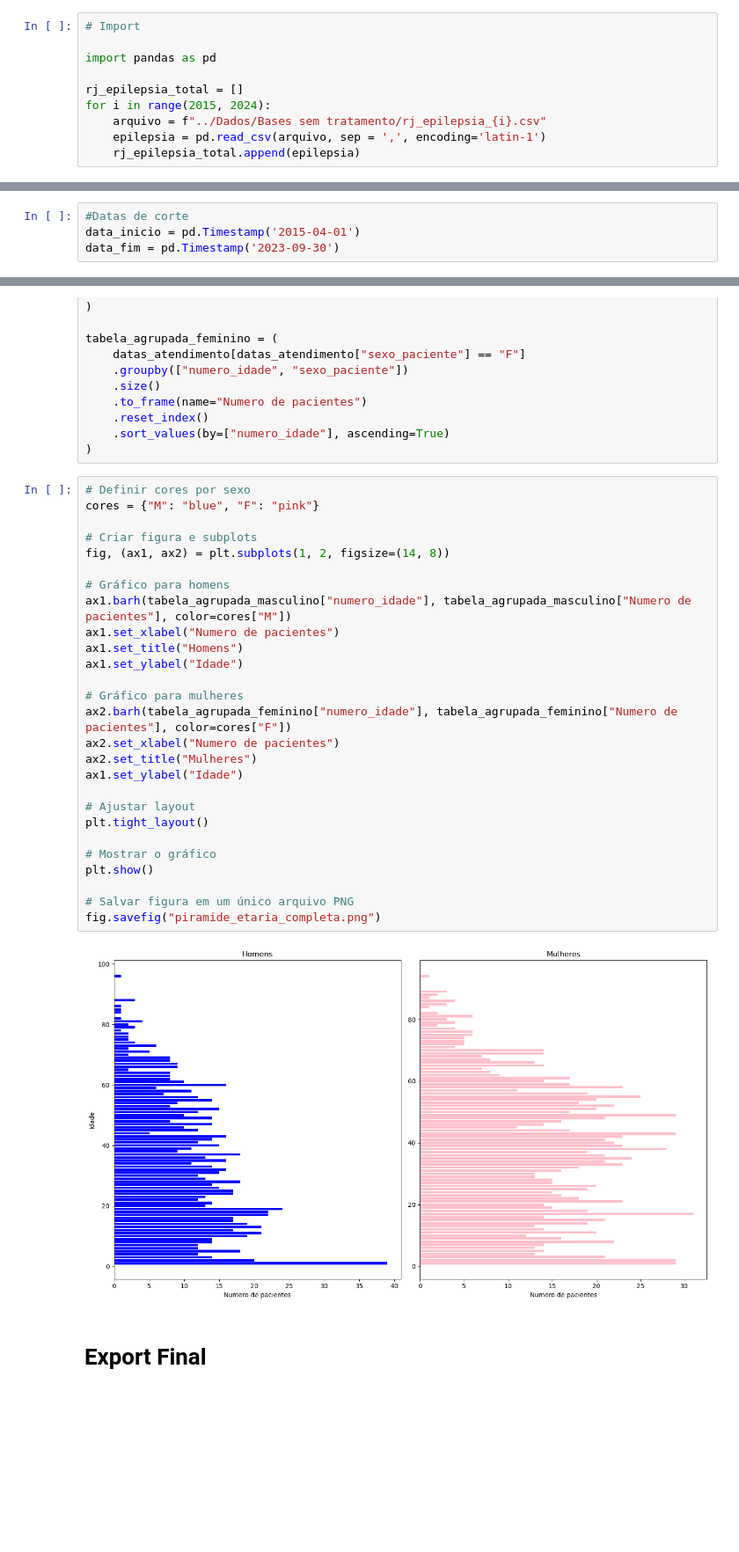
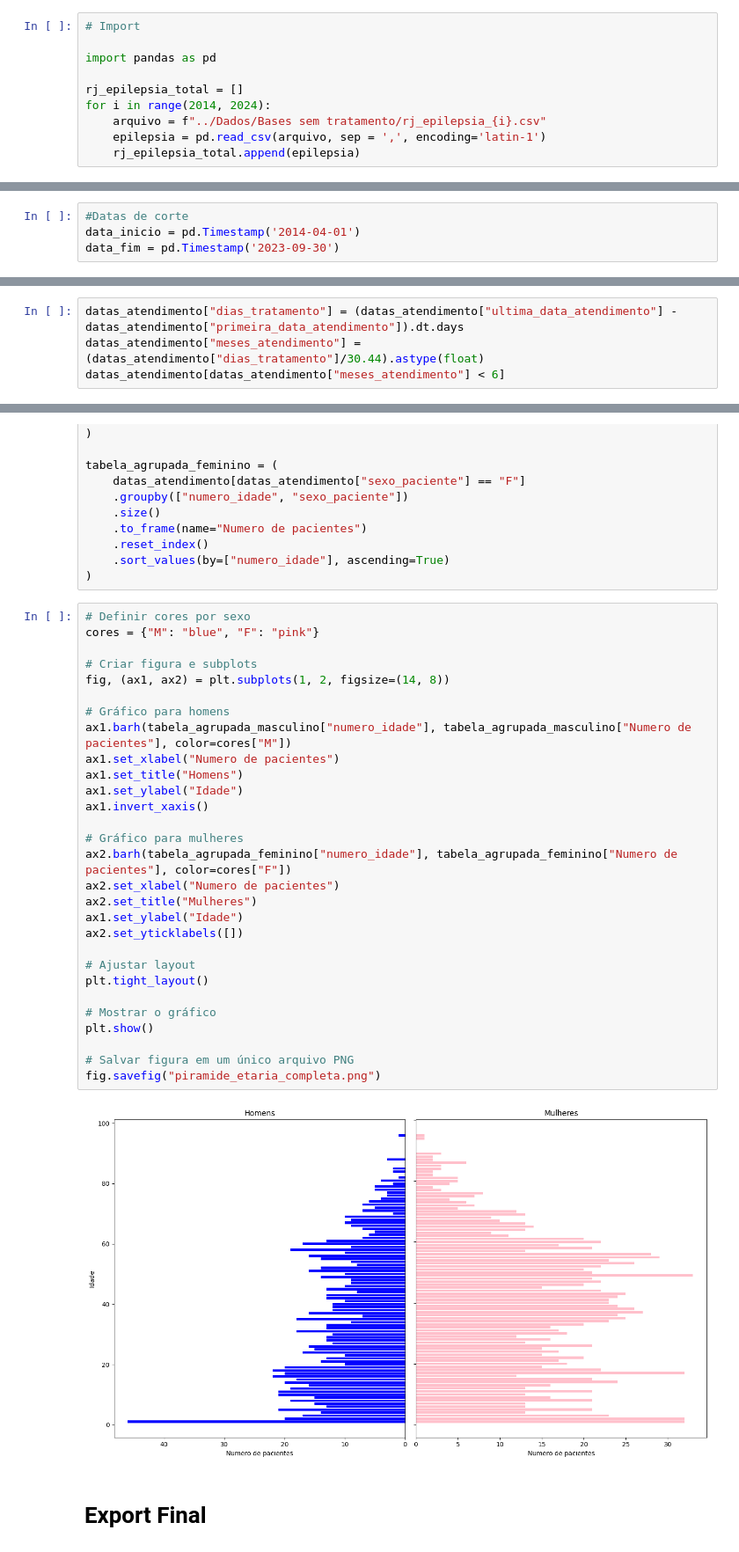
Before and after one commit to TiamatCod3/tcc-canabidiol, a Jupyter notebook: Notebooks/Tratamento_dos_Dados.ipynb, the cells around one changed output, grey strips where cells are left out. Shown at 88% size. Saved outputs shown, nothing was run; the diff lists cells and outputs as text; blank space fills up the shorter version.

```diff
--- a/Notebooks/Tratamento_dos_Dados.ipynb
+++ b/Notebooks/Tratamento_dos_Dados.ipynb
@@ -12,7 +12,7 @@ Para que este notebook funcione corretamente devem ser importadas as bases de da
 import pandas as pd
 
 rj_epilepsia_total = []
-for i in range(2015, 2024):
+for i in range(2014, 2024):
     arquivo = f"../Dados/Bases sem tratamento/rj_epilepsia_{i}.csv"
     epilepsia = pd.read_csv(arquivo, sep = ',', encoding='latin-1')
     rj_epilepsia_total.append(epilepsia)
@@ -408,7 +411,7 @@ rj_epilepsia_total
 # Criterio de exclusao
 # %%
 #Datas de corte
-data_inicio = pd.Timestamp('2015-04-01')
+data_inicio = pd.Timestamp('2014-04-01')
 data_fim = pd.Timestamp('2023-09-30')
 # %%
 #Selecionando os atendimentos que tiveram alguma dispensação antes ou depois do intervalo selecionado
@@ -1077,0 +1103,4 @@ plt.show()
+# %%
+datas_atendimento["dias_tratamento"] = (datas_atendimento["ultima_data_atendimento"] - datas_atendimento["primeira_data_atendimento"]).dt.days
+datas_atendimento["meses_atendimento"] = (datas_atendimento["dias_tratamento"]/30.44).astype(float)
+datas_atendimento[datas_atendimento["meses_atendimento"] < 6]
@@ -1101,32 +1144,34 @@ tabela_agrupada_feminino = (
 # %%
 # Definir cores por sexo
 cores = {"M": "blue", "F": "pink"}
 
 # Criar figura e subplots
 fig, (ax1, ax2) = plt.subplots(1, 2, figsize=(14, 8))
 
 # Gráfico para homens
 ax1.barh(tabela_agrupada_masculino["numero_idade"], tabela_agrupada_masculino["Numero de pacientes"], color=cores["M"])
 ax1.set_xlabel("Numero de pacientes")
 ax1.set_title("Homens")
 ax1.set_ylabel("Idade")
+ax1.invert_xaxis()
 
 # Gráfico para mulheres
 ax2.barh(tabela_agrupada_feminino["numero_idade"], tabela_agrupada_feminino["Numero de pacientes"], color=cores["F"])
 ax2.set_xlabel("Numero de pacientes")
 ax2.set_title("Mulheres")
 ax1.set_ylabel("Idade")
+ax2.set_yticklabels([])
 
 # Ajustar layout
 plt.tight_layout()
 
 # Mostrar o gráfico
 plt.show()
 
 # Salvar figura em um único arquivo PNG
 fig.savefig("piramide_etaria_completa.png")
 # %% [output]
-[figure, old version]
+[figure, new version]
 # %% [markdown]
 # Export Final
 # %%
```
Also changed, not shown: parts of 52 cells of this notebook, 24 other files.
